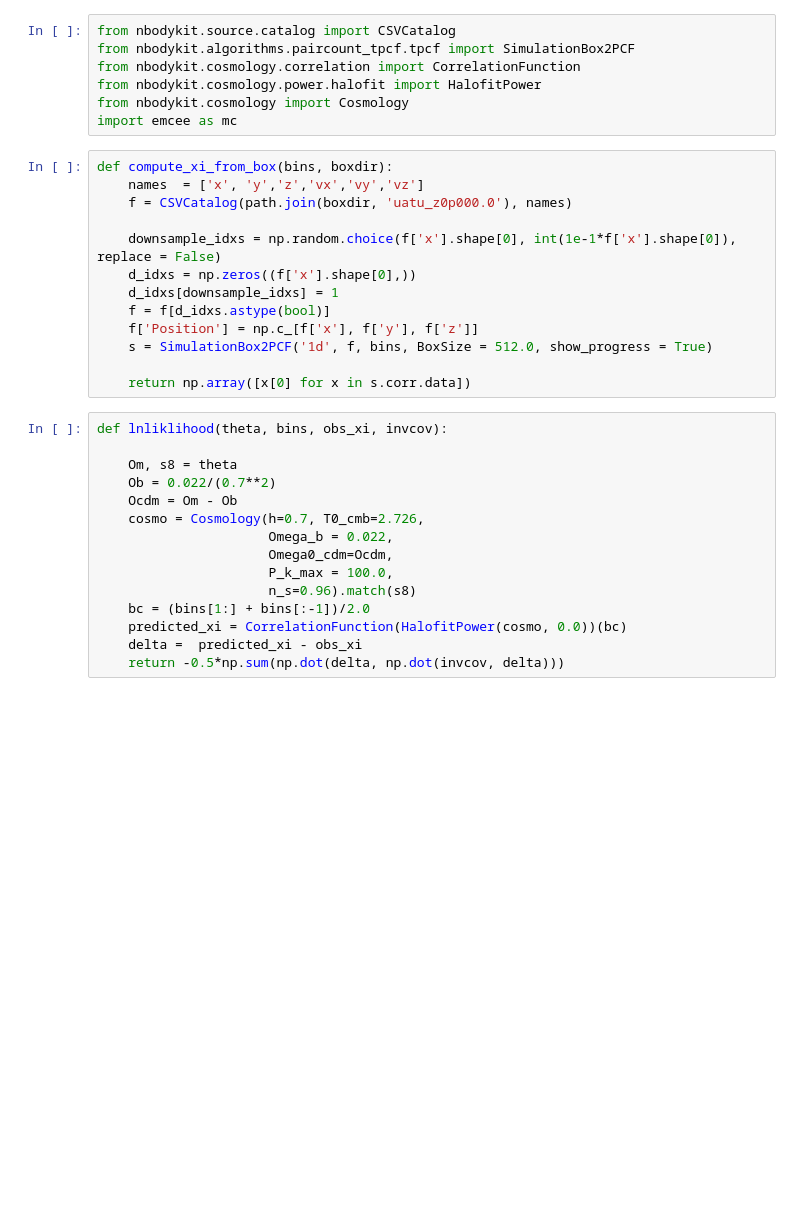
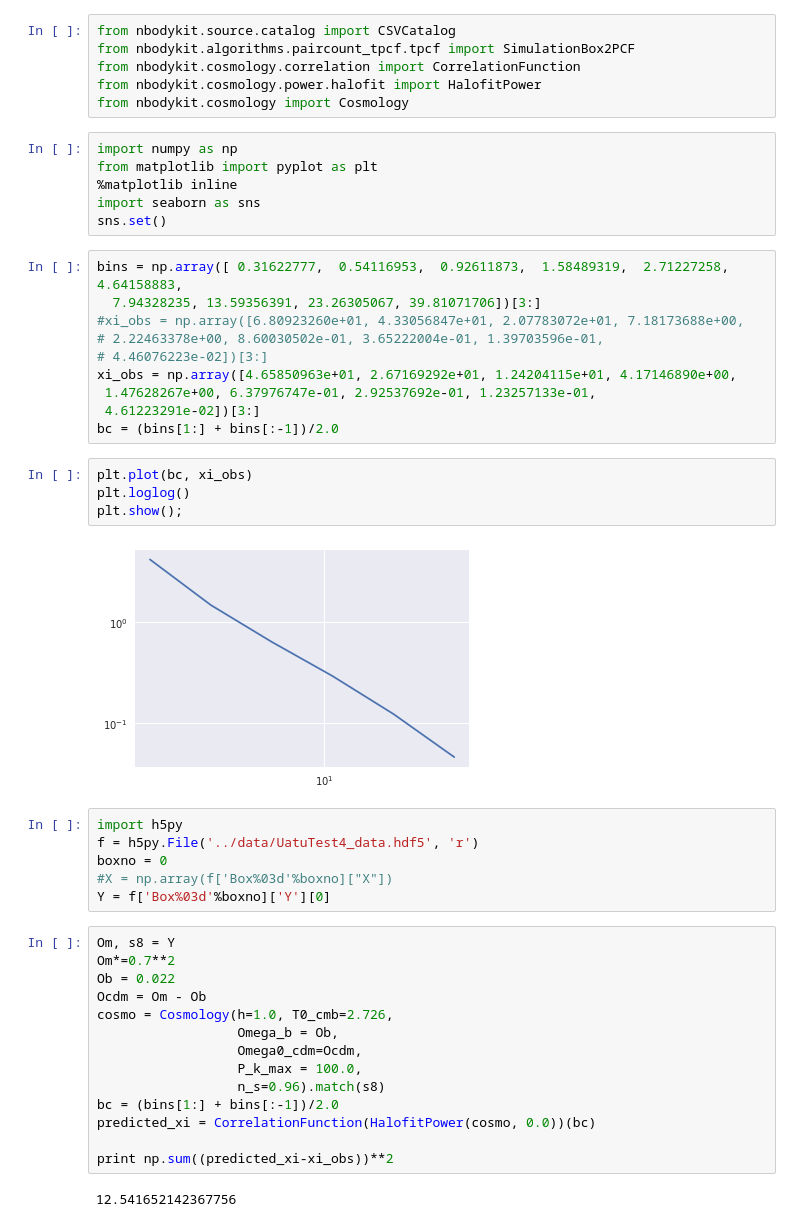
Before and after one commit to mclaughlin6464/uatu, a Jupyter notebook: notebooks/Test Traditional.ipynb, the cells around one changed output. Cells and saved outputs as stored; diff of their text form; blank space fills up the shorter version.

```diff
--- a/notebooks/Test Traditional.ipynb
+++ b/notebooks/Test Traditional.ipynb
@@ -4,32 +4,47 @@ from nbodykit.algorithms.paircount_tpcf.tpcf import SimulationBox2PCF
 from nbodykit.cosmology.correlation import CorrelationFunction
 from nbodykit.cosmology.power.halofit import HalofitPower
 from nbodykit.cosmology import Cosmology
-import emcee as mc
-# %%
-def compute_xi_from_box(bins, boxdir):
-    names  = ['x', 'y','z','vx','vy','vz']
-    f = CSVCatalog(path.join(boxdir, 'uatu_z0p000.0'), names)
-
-    downsample_idxs = np.random.choice(f['x'].shape[0], int(1e-1*f['x'].shape[0]), replace = False)
-    d_idxs = np.zeros((f['x'].shape[0],))
-    d_idxs[downsample_idxs] = 1
-    f = f[d_idxs.astype(bool)]
-    f['Position'] = np.c_[f['x'], f['y'], f['z']]
-    s = SimulationBox2PCF('1d', f, bins, BoxSize = 512.0, show_progress = True)
-
-    return np.array([x[0] for x in s.corr.data])
+# %%
+import numpy as np
+from matplotlib import pyplot as plt
+%matplotlib inline
+import seaborn as sns
+sns.set()
+# %%
+bins = np.array([ 0.31622777,  0.54116953,  0.92611873,  1.58489319,  2.71227258,  4.64158883,
+  7.94328235, 13.59356391, 23.26305067, 39.81071706])[3:]
+#xi_obs = np.array([6.80923260e+01, 4.33056847e+01, 2.07783072e+01, 7.18173688e+00,
+# 2.22463378e+00, 8.60030502e-01, 3.65222004e-01, 1.39703596e-01,
+# 4.46076223e-02])[3:]
+xi_obs = np.array([4.65850963e+01, 2.67169292e+01, 1.24204115e+01, 4.17146890e+00,
+ 1.47628267e+00, 6.37976747e-01, 2.92537692e-01, 1.23257133e-01,
+ 4.61223291e-02])[3:]
+bc = (bins[1:] + bins[:-1])/2.0
+# %%
+plt.plot(bc, xi_obs)
+plt.loglog()
+plt.show();
+# %% [output]
+[figure, added]
+# %%
+import h5py
+f = h5py.File('../data/UatuTest4_data.hdf5', 'r')
+boxno = 0
+#X = np.array(f['Box%03d'%boxno]["X"])
+Y = f['Box%03d'%boxno]['Y'][0]
 # %%
-def lnliklihood(theta, bins, obs_xi, invcov):
+Om, s8 = Y
+Om*=0.7**2
+Ob = 0.022
+Ocdm = Om - Ob
+cosmo = Cosmology(h=1.0, T0_cmb=2.726,
+                  Omega_b = Ob,
+                  Omega0_cdm=Ocdm,
+                  P_k_max = 100.0,
+                  n_s=0.96).match(s8)
+bc = (bins[1:] + bins[:-1])/2.0
+predicted_xi = CorrelationFunction(HalofitPower(cosmo, 0.0))(bc)
 
-    Om, s8 = theta
-    Ob = 0.022/(0.7**2)
-    Ocdm = Om - Ob
-    cosmo = Cosmology(h=0.7, T0_cmb=2.726,
-                      Omega_b = 0.022,
-                      Omega0_cdm=Ocdm,
-                      P_k_max = 100.0,
-                      n_s=0.96).match(s8)
-    bc = (bins[1:] + bins[:-1])/2.0
-    predicted_xi = CorrelationFunction(HalofitPower(cosmo, 0.0))(bc)
-    delta =  predicted_xi - obs_xi
-    return -0.5*np.sum(np.dot(delta, np.dot(invcov, delta)))
+print np.sum((predicted_xi-xi_obs))**2
+# %% [output]
+12.541652142367756
```
Also changed, not shown: parts of 7 cells of this notebook, 3 other files.
